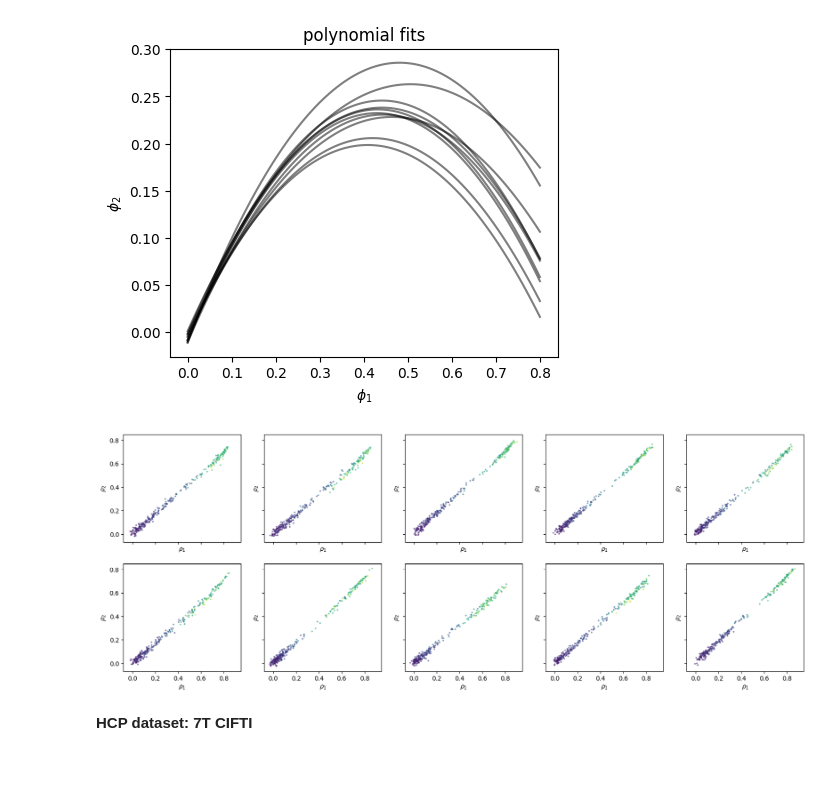
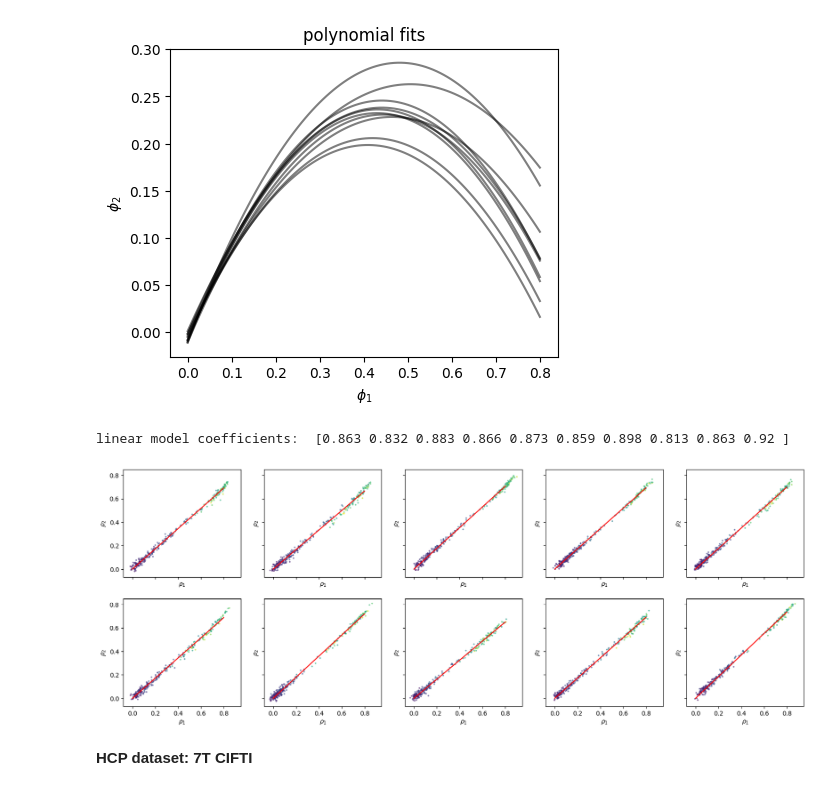
Before and after one commit to griegner/fmri-timescales, a Jupyter notebook: examples/autoreg-example.ipynb, the cells around one changed output. Cells and saved outputs as stored; diff of their text form; code cells hidden in the pictures.

```diff
--- a/examples/autoreg-example.ipynb
+++ b/examples/autoreg-example.ipynb
@@ -152,17 +152,31 @@ for poly_fit in poly_fits:
 # %% [output]
 [figure]
 # %%
+def fit_lm(rho1s, rho2s):
+    return np.sum((rho1s * rho2s), axis=0) / np.sum(rho1s**2, axis=0)
+
+
 fig, axs = plt.subplots(nrows=2, ncols=n_subjects // 2, figsize=(20, 7), sharex=True, sharey=True)
 axs = axs.flatten()
+
+x = np.linspace(0, 0.8, 100)
+lm_fits = []
 
 for idx, ax in enumerate(axs):
     X = Xs[idx]
     X_acf = acf_utils.acf_fft(X, n_timepoints)
     ax.scatter(X_acf[:, 1], X_acf[:, 2], s=3, alpha=0.5, c=region_sizes, cmap=cmap)
     ax.set_xlabel(r"$\rho_1$")
     ax.set_ylabel(r"$\rho_2$")
+
+    lm_fit = fit_lm(X_acf[:, 1], X_acf[:, 2])
+    lm_fits.append(lm_fit)
+    ax.plot(x, lm_fit * x, color="r")
+
+print("linear model coefficients: ", np.round(lm_fits, 3))
 # %% [output]
+linear model coefficients:  [0.863 0.832 0.883 0.866 0.873 0.859 0.898 0.813 0.863 0.92 ]
-[figure, old version]
+[figure, new version]
 # %% [markdown]
 **HCP dataset: 7T CIFTI**
 # %%
```
